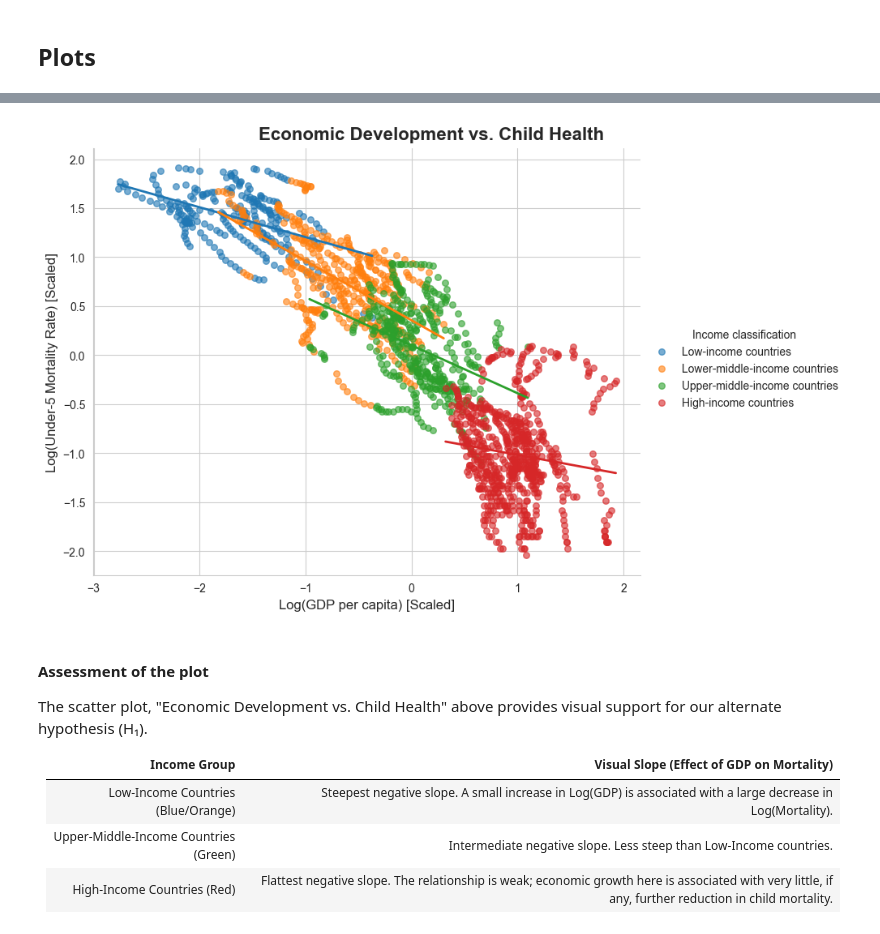
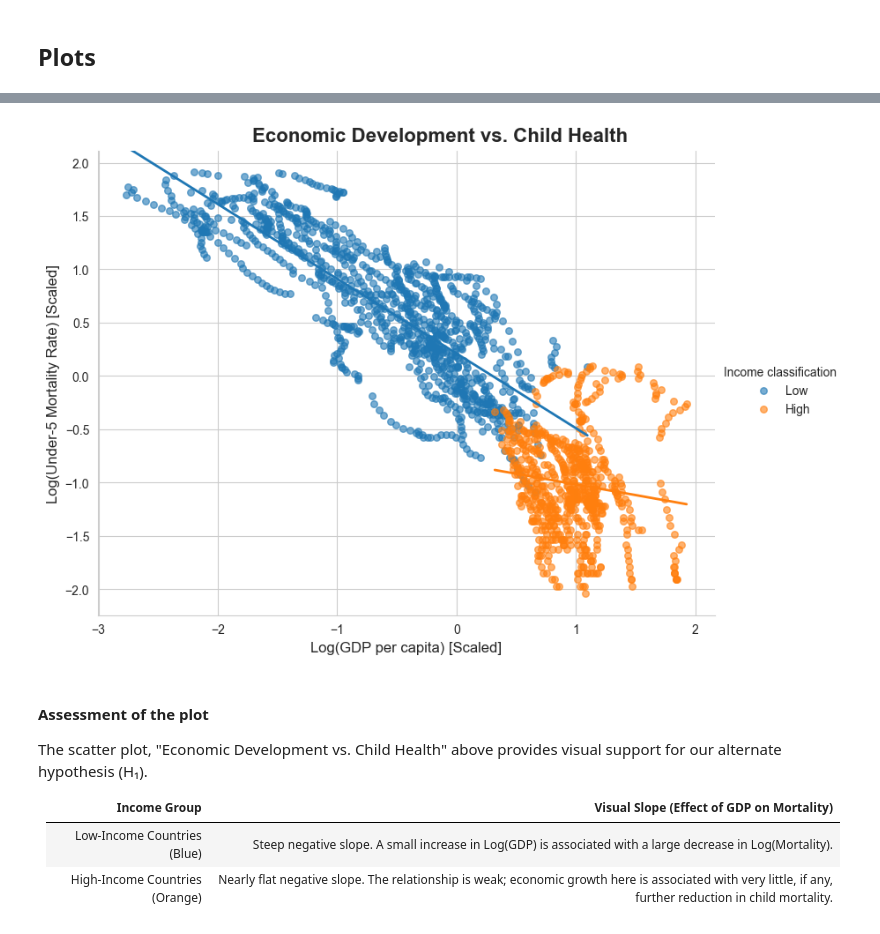
Before and after one commit to s-hreya-riram/sustainable-development-goals-modeling, a Jupyter notebook: jupyter_notebook/exploratory_data_analysis.ipynb, the cells around one changed output, grey strips where cells are left out. Cells and saved outputs as stored; diff of their text form; code cells hidden in the pictures.

```diff
--- a/jupyter_notebook/exploratory_data_analysis.ipynb
+++ b/jupyter_notebook/exploratory_data_analysis.ipynb
@@ -396,11 +395,11 @@ from scipy.stats import boxcox
 import pandas as pd
 
 # Apply the Box-Cox transformation
-transformed_data, lambda_value = boxcox(df_cleaned['log_Mortality_rate_under-5'])
+transformed_data, lambda_value = boxcox(df_cleaned['log_mortality_rate_under_5'])
 df_cleaned['boxcox_mortality'] = transformed_data
 
 # Drop the original response variable column as it is no longer needed
-df_cleaned = df_cleaned.drop(columns=['log_Mortality_rate_under-5'])
+df_cleaned = df_cleaned.drop(columns=['log_mortality_rate_under_5'])
 # %%
 # check distribution of all attributes except Country Name and Year
 # plot histograms for all columns
@@ -437,10 +436,10 @@ from sklearn.preprocessing import StandardScaler
 # List of all continuous predictors (transformed and original units)
 continuous_cols = [
     'boxcox_mortality',
-    'log_GDP_per_capita',
+    'log_gdp_per_capita',
     'sqrt_health_expenditure',
     'log_reflected_dpt3_immunization',
-    'log_Population_density_people_per_sq_km_of_land_area',
+    'log_population_density',
     'log_reflected_secondary_education',
     'logit_water_services'
 ]
@@ -466,6 +465,13 @@ array(['Low-income countries', 'Lower-middle-income countries',
        'Upper-middle-income countries', 'High-income countries'],
       dtype=object)
 # %%
+# combine low and lower middle income into one category, high and upper middle into another
+df_cleaned['Income classification'] = df_cleaned['Income classification'].replace({
+    'Low-income countries': 'Low',
+    'Lower-middle-income countries': 'Low',
+    'Upper-middle-income countries': 'Low',
+    'High-income countries': 'High'
+})
 # perform one hot encoding for Income classification
 df_final = pd.get_dummies(
     df_cleaned['Income classification'],
@@ -483,6 +489,6 @@ df_final.head()
 # %%
-# Setting 'High-income countries' as the reference category by dropping it
-df_final = df_final.drop(columns=['Income_High-income countries'])
+# Setting 'Low-income countries' as the reference category by dropping it
+df_final = df_final.drop(columns=['Income_Low'])
 
 # Concatenate the dummies back to your main DataFrame
 df_final = pd.concat([df_cleaned, df_final], axis=1)
@@ -555,35 +559,35 @@ import matplotlib.pyplot as plt
 import seaborn as sns
 
 # Use lmplot to draw a scatter plot with a regression line for each income group
 g = sns.lmplot(
     data=df_final,
-    x='log_GDP_per_capita',
+    x='log_gdp_per_capita',
     y='boxcox_mortality',
     hue='Income classification',
     palette=palette_colors,
     ci=None,
     height=6,
     aspect=1.3,
     scatter_kws={'alpha': 0.6, 's': 30},
     line_kws={'lw': 2}
 )
 
 g.fig.suptitle(
     'Economic Development vs. Child Health',
     y=1.02,
     fontsize=16,
     fontweight='bold'
 )
 g.set_axis_labels(
     "Log(GDP per capita) [Scaled]",
     "Log(Under-5 Mortality Rate) [Scaled]",
     fontsize=12
 )
 g.set(ylim=(df_final['boxcox_mortality'].min() - 0.2, df_final['boxcox_mortality'].max() + 0.2))
 
 plt.show()
 # %% [output]
-[figure, old version]
+[figure, new version]
 # %% [markdown]
 #### Assessment of the plot
 
@@ -591,6 +595,5 @@ The scatter plot, "Economic Development vs. Child Health" above provides visual
 
 | Income Group | Visual Slope (Effect of GDP on Mortality) |
 |--------------|--------------------------------------------|
-| Low-Income Countries (Blue/Orange) | Steepest negative slope. A small increase in Log(GDP) is associated with a large decrease in Log(Mortality). |
-| Upper-Middle-Income Countries (Green) | Intermediate negative slope. Less steep than Low-Income countries. |
-| High-Income Countries (Red) | Flattest negative slope. The relationship is weak; economic growth here is associated with very little, if any, further reduction in child mortality. |
+| Low-Income Countries (Blue) | Steep negative slope. A small increase in Log(GDP) is associated with a large decrease in Log(Mortality). |
+| High-Income Countries (Orange) | Nearly flat negative slope. The relationship is weak; economic growth here is associated with very little, if any, further reduction in child mortality. |
```
Also changed, not shown: parts of 17 cells of this notebook, 8 other files.
